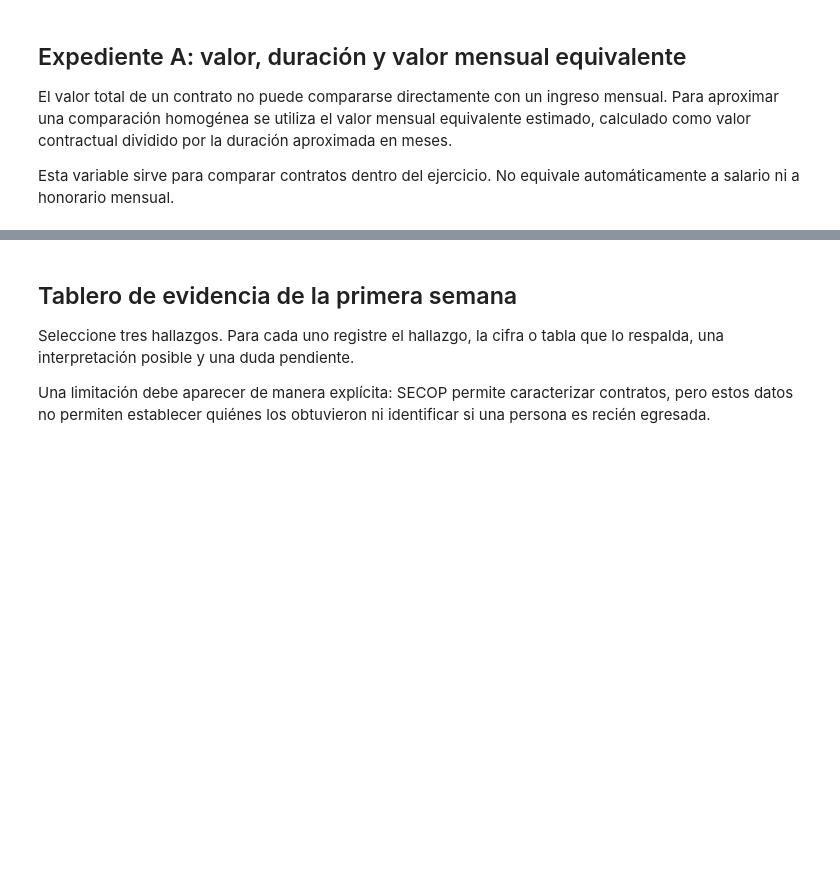
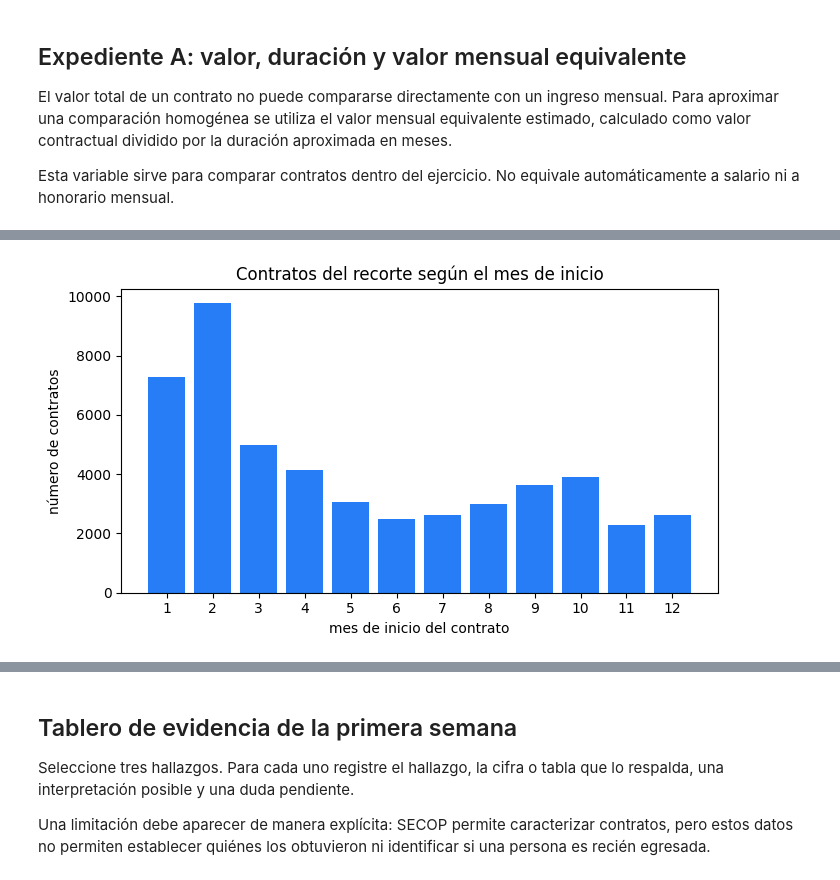
Before and after one commit to CamilaAg-05/curso_Data_Analytics, a Jupyter notebook: Laboratorio_SECOP_Caso_1A/SECOP_ExpedienteA(GRUPO_1).ipynb, the cells around one changed output, grey strips where cells are left out. Drawn from its saved outputs; the diff is of its cells as text; code cells hidden in the pictures; blank space fills up the shorter version.

```diff
--- a/Laboratorio_SECOP_Caso_1A/SECOP_ExpedienteA(GRUPO_1).ipynb
+++ b/Laboratorio_SECOP_Caso_1A/SECOP_ExpedienteA(GRUPO_1).ipynb
@@ -433,0 +463,16 @@ La variable `valor_mensual_equivalente` es solo una división entre ($\text{valo
+# %%
+case_data["fecha_de_inicio_del_contrato"] = pd.to_datetime(
+    case_data["fecha_de_inicio_del_contrato"], errors="coerce"
+)
+
+conteo_inicio = case_data["fecha_de_inicio_del_contrato"].dt.month.value_counts().sort_index()
+
+plt.figure(figsize=(7, 4))
+plt.bar(conteo_inicio.index.astype(str), conteo_inicio.values, color="#277DF5")
+plt.xlabel("mes de inicio del contrato")
+plt.ylabel("número de contratos")
+plt.title("Contratos del recorte según el mes de inicio")
+plt.tight_layout()
+plt.show()
+# %% [output]
+[figure, added]
```
Also changed, not shown: parts of 26 cells of this notebook.
